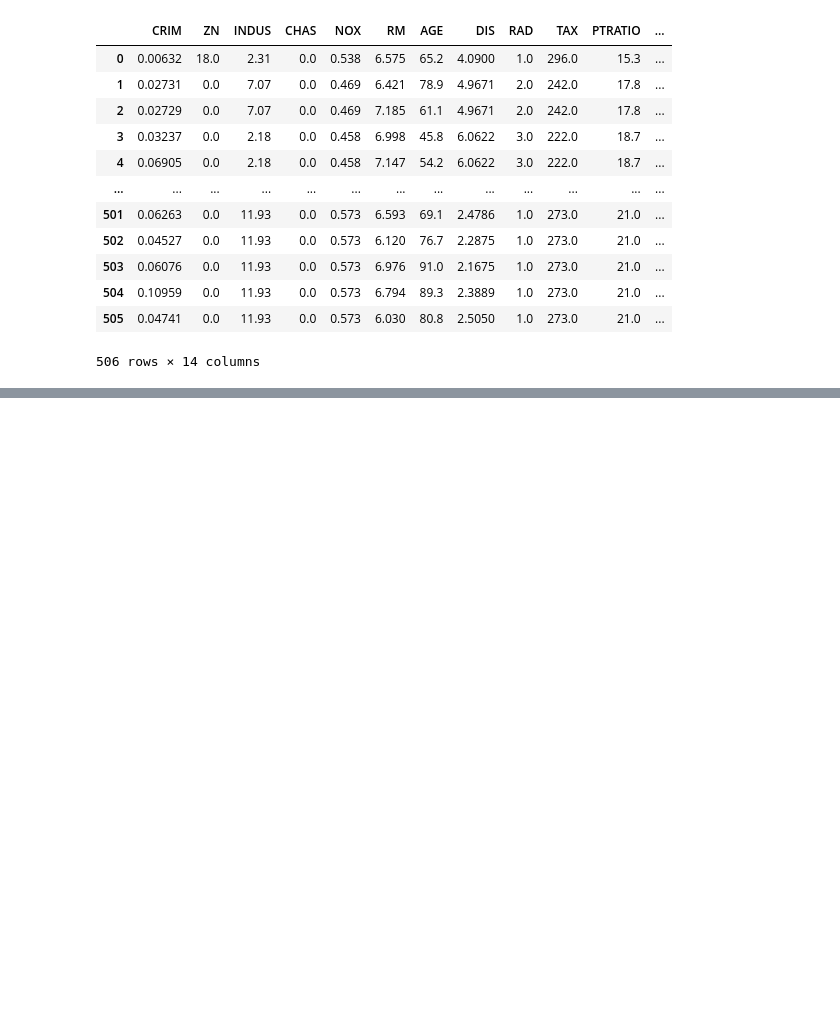
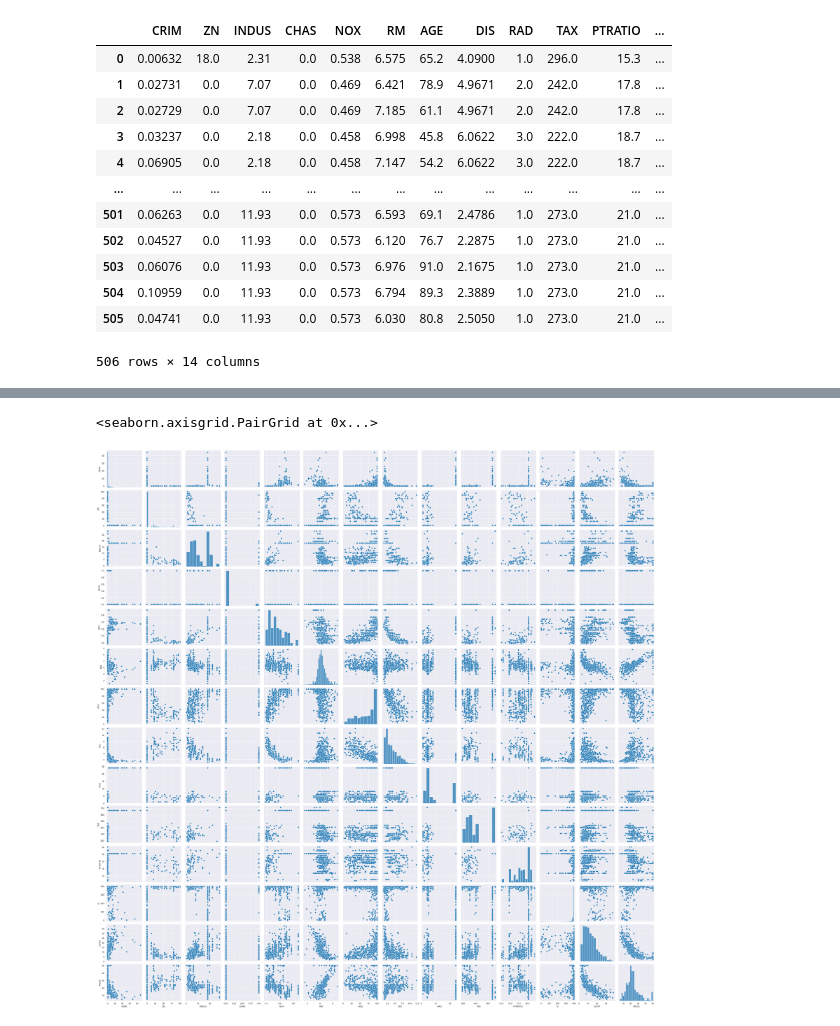
Before and after one commit to DOMINION-JOHN1/Boston-Housing-Price-Prediction, a Jupyter notebook: boston_house_pricing_prediction_model.ipynb, the cells around one changed output, grey strips where cells are left out. Drawn from its saved outputs; the diff is of its cells as text; code cells hidden in the pictures; blank space fills up the shorter version.

```diff
--- a/boston_house_pricing_prediction_model.ipynb
+++ b/boston_house_pricing_prediction_model.ipynb
@@ -73,0 +140,5 @@ boston
+# %%
+sns.pairplot(boston)
+# %% [output]
+<seaborn.axisgrid.PairGrid at 0x...>
+[figure, added]
```
Also changed, not shown: parts of 8 cells of this notebook.
